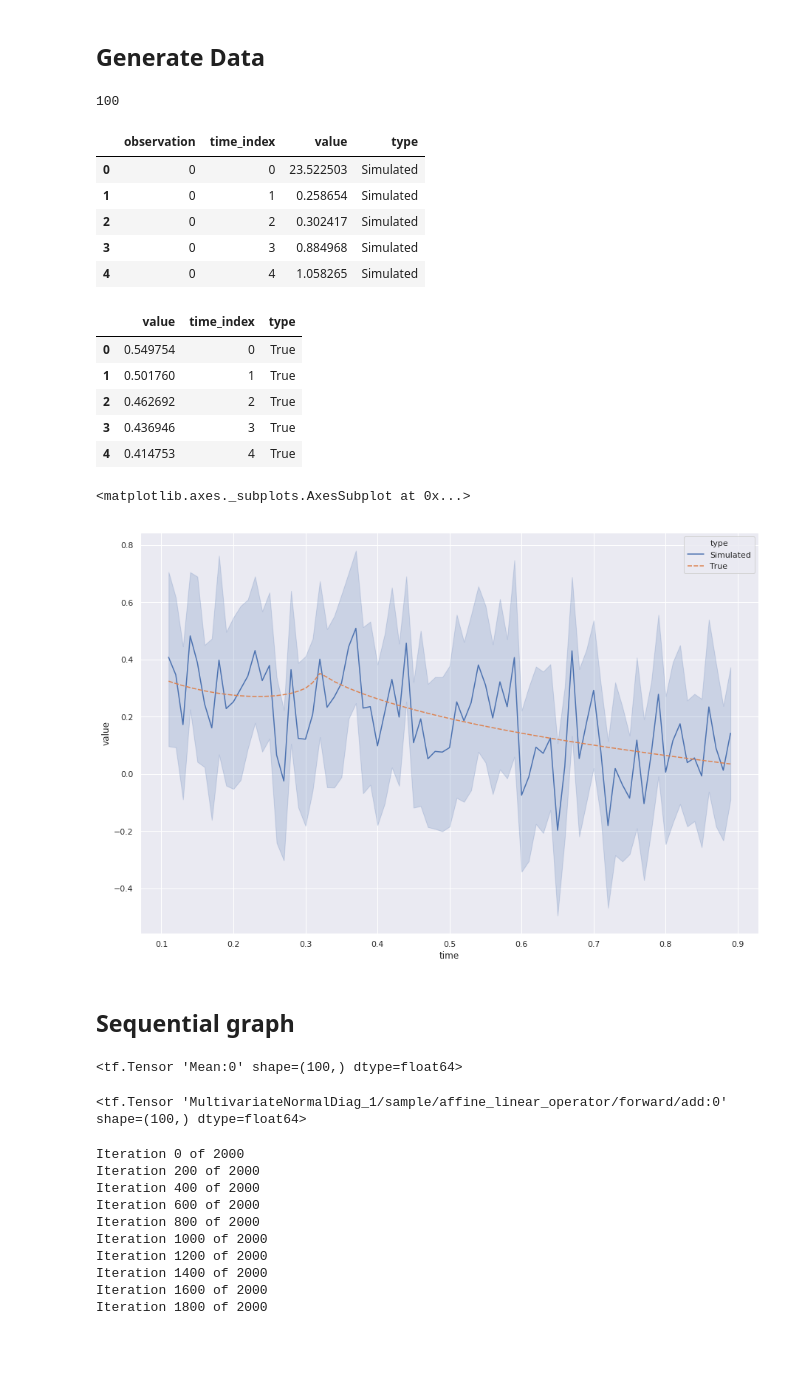
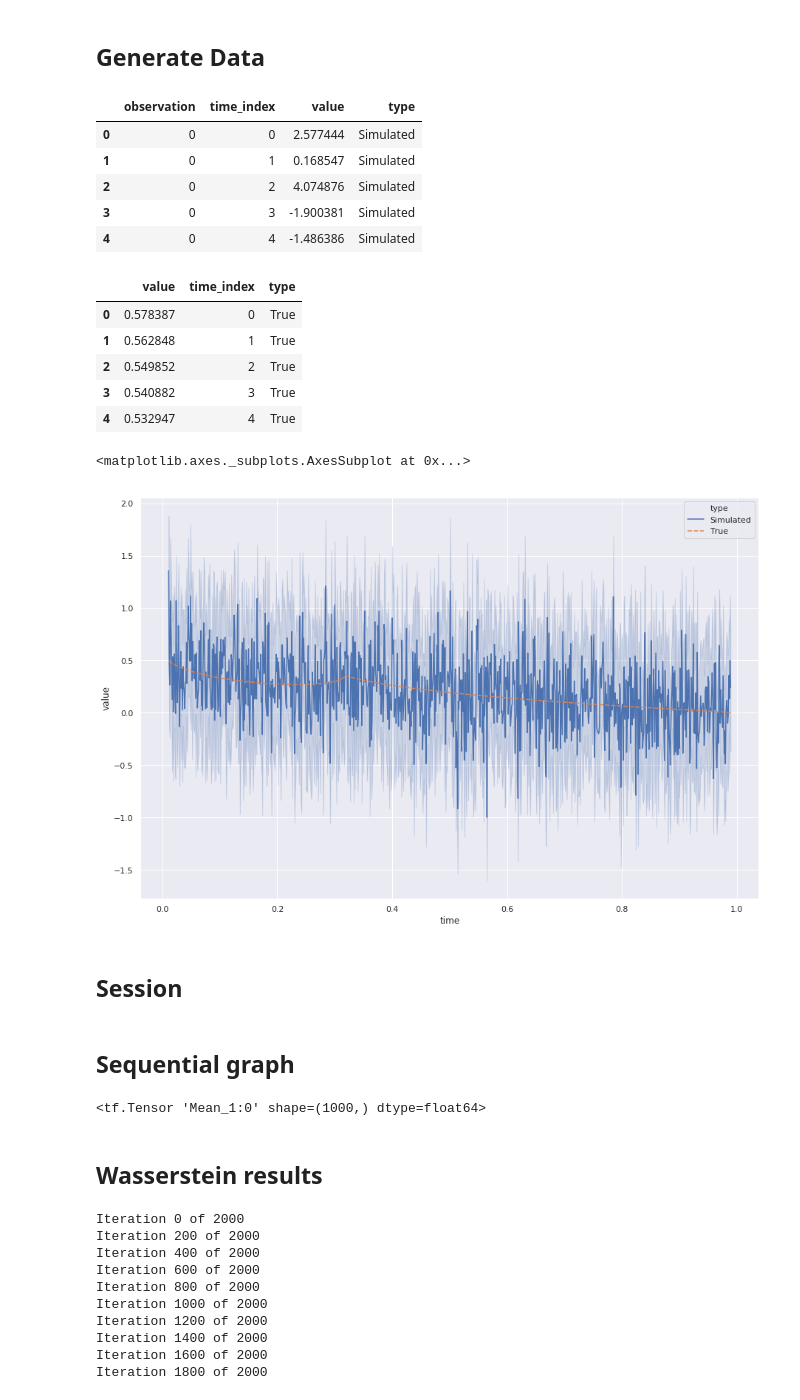
Before and after one commit to JTT94/distributed_posteriors, a Jupyter notebook: notebooks/Bobby/Wasserstein.ipynb, the cells around one changed output. Saved outputs shown, nothing was run; the diff lists cells and outputs as text; code cells hidden in the pictures; blank space fills up the shorter version.

```diff
--- a/notebooks/Bobby/Wasserstein.ipynb
+++ b/notebooks/Bobby/Wasserstein.ipynb
@@ -23,20 +23,16 @@ from src.posterior_samplers import posterior_sample, wasserstein_coefs, normal_s
 ## Generate Data
 # %%
 # Params
-n=200
+n=4800
 m=40
 sig=1
 tau=1
-alpha=1.5
-beta = 1.5
-num_coef = 100
+alpha=1
+beta = 1
+num_coef = 1000
 # %%
 signal = generate_theta(num_coeff=num_coef)
 observations = generate_grouped_data(signal, n=n, sig=sig, m=m)
-# %%
-len(observations[1])
-# %% [output]
-100
 # %%
 list_of_obs = [Y for X,Y in [generate_alternate_series(observations[i]) for i in range(len(observations))]]
 # %%
@@ -59,11 +55,11 @@ stacked_obs = list_of_arrary_to_df(list_of_obs, list_index='time_index')
 stacked_obs.head(5)
 # %% [output]
 |  | observation | time_index | value | type |
-| 0 | 0 | 0 | 23.522503 | Simulated |
-| 1 | 0 | 1 | 0.258654 | Simulated |
-| 2 | 0 | 2 | 0.302417 | Simulated |
-| 3 | 0 | 3 | 0.884968 | Simulated |
-| 4 | 0 | 4 | 1.058265 | Simulated |
+| 0 | 0 | 0 | 2.577444 | Simulated |
+| 1 | 0 | 1 | 0.168547 | Simulated |
+| 2 | 0 | 2 | 4.074876 | Simulated |
+| 3 | 0 | 3 | -1.900381 | Simulated |
+| 4 | 0 | 4 | -1.486386 | Simulated |
 # %%
 signal_df = pd.DataFrame({'value': generate_alternate_series(signal)[1], 'time_index' : [i for i in np.arange(len(signal))]})
 signal_df['type'] = 'True'
@@ -71,11 +67,11 @@ signal_df['type'] = 'True'
 signal_df.head(5)
 # %% [output]
 |  | value | time_index | type |
-| 0 | 0.549754 | 0 | True |
-| 1 | 0.501760 | 1 | True |
-| 2 | 0.462692 | 2 | True |
-| 3 | 0.436946 | 3 | True |
-| 4 | 0.414753 | 4 | True |
+| 0 | 0.578387 | 0 | True |
+| 1 | 0.562848 | 1 | True |
+| 2 | 0.549852 | 2 | True |
+| 3 | 0.540882 | 3 | True |
+| 4 | 0.532947 | 4 | True |
 # %%
 plot_df = pd.concat([stacked_obs[['time_index','value', 'type']], signal_df], sort=True).reset_index()
 # %%
@@ -83,9 +79,11 @@ plot_df['time'] = plot_df['time_index']/num_coef
 # %%
 a4_dims = (15, 10)
 fig, ax = plt.subplots(figsize=a4_dims)
-plot_df_reduced = plot_df.loc[(plot_df.time_index > 10) & (plot_df.time_index <90),:]
+plot_df_reduced = plot_df.loc[(plot_df.time_index > 10) & (plot_df.time_index <990),:]
 # Plot the responses for different events and regions
 sns.lineplot(x="time", y='value', hue='type', data=plot_df_reduced, ax=ax, style='type')
 # %% [output]
 <matplotlib.axes._subplots.AxesSubplot at 0x...>
-[figure, old version]
+[figure, new version]
+# %% [markdown]
+## Session
@@ -96,12 +102,8 @@ post_mean = tf.reduce_mean([posterior_sample(observations[i], n, m, sig, tau, al
 # %%
 post_mean
 # %% [output]
-<tf.Tensor 'Mean:0' shape=(100,) dtype=float64>
+<tf.Tensor 'Mean_1:0' shape=(1000,) dtype=float64>
 # %%
 wass_bary_temp = [wasserstein_coefs(observations[i], n, sig, alpha) for i in range(m)]
 wass_bary_coefs = np.mean(wass_bary_temp,0)
 wass_bary_sample = normal_sampler(wass_bary_coefs[0,], wass_bary_coefs[1,])
-# %%
-wass_bary_sample
-# %% [output]
-<tf.Tensor 'MultivariateNormalDiag_1/sample/affine_linear_operator/forward/add:0' shape=(100,) dtype=float64>
@@ -108,2 +117,4 @@ wass_bary_sample
+# %% [markdown]
+## Wasserstein results
 # %%
 nsim = 2000
```
Also changed, not shown: parts of 10 cells of this notebook, 1 other file.
